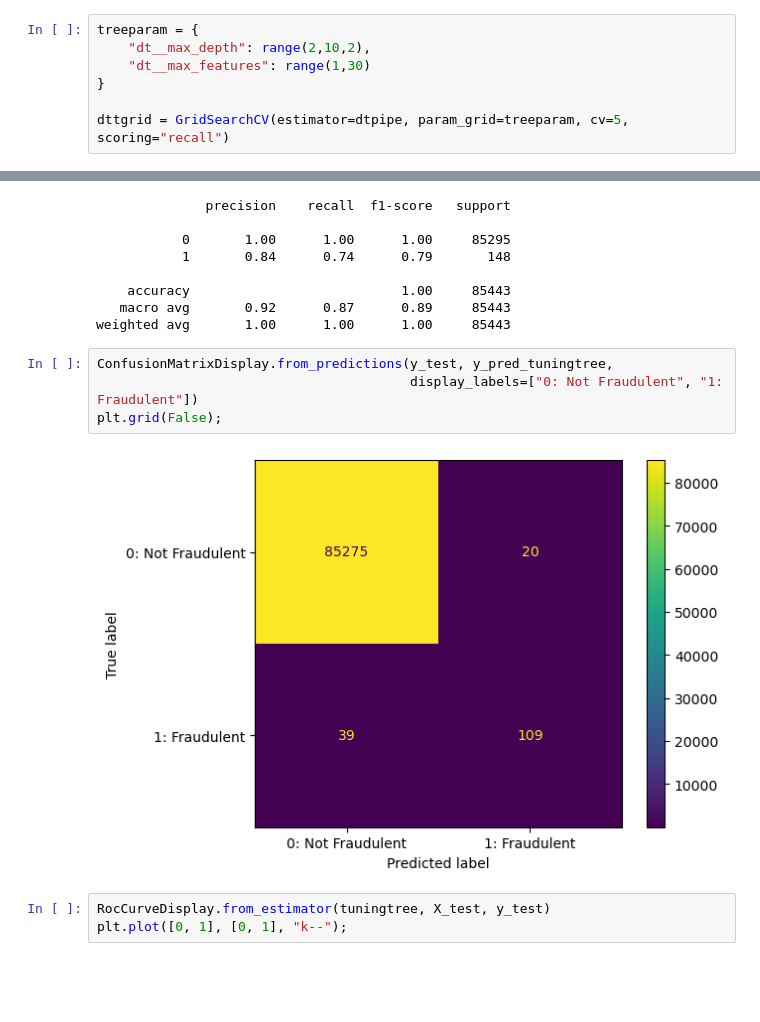
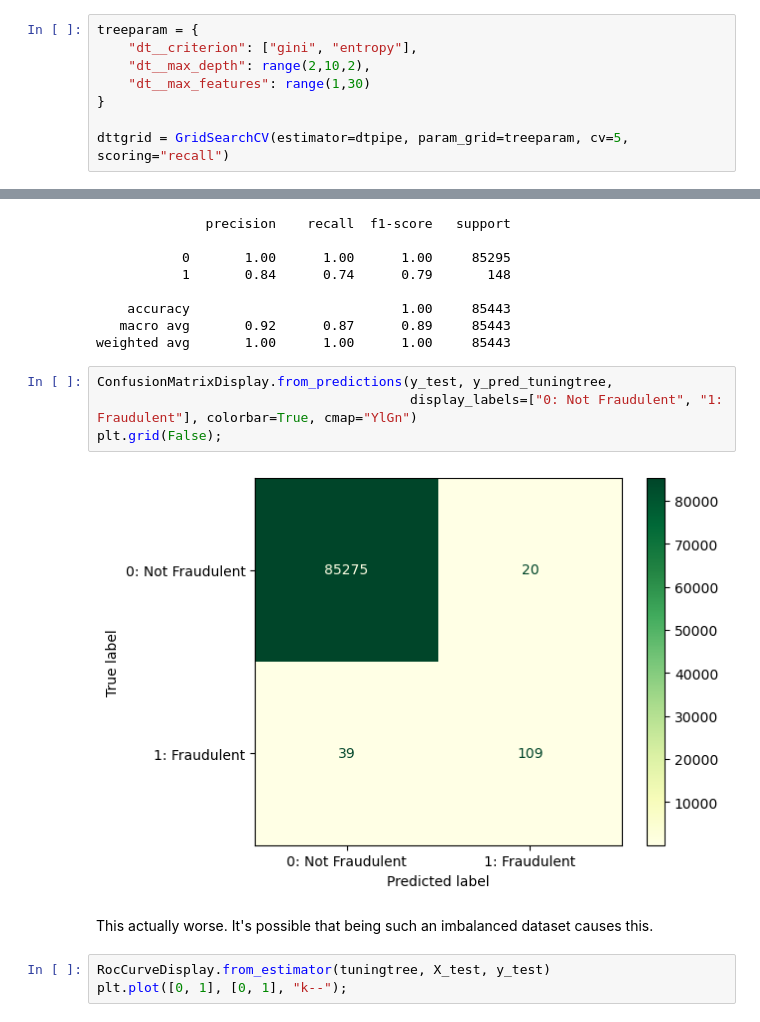
Before and after one commit to corvusxi/phase5_project, a Jupyter notebook: Credit_Card_Fraud_Decision_Tree_and_Bagging_Classifier.ipynb, the cells around one changed output, grey strips where cells are left out. Saved outputs shown, nothing was run; the diff lists cells and outputs as text; blank space fills up the shorter version.

```diff
--- a/Credit_Card_Fraud_Decision_Tree_and_Bagging_Classifier.ipynb
+++ b/Credit_Card_Fraud_Decision_Tree_and_Bagging_Classifier.ipynb
@@ -151,6 +151,7 @@ plt.plot([0, 1], [0, 1], "k--");
 Decision Tree Tuning
 # %%
 treeparam = {
+    "dt__criterion": ["gini", "entropy"],
     "dt__max_depth": range(2,10,2),
     "dt__max_features": range(1,30)
 }
@@ -198,10 +202,12 @@ print(classification_report(y_test, y_pred_tuningtree))
 weighted avg       1.00      1.00      1.00     85443
 # %%
 ConfusionMatrixDisplay.from_predictions(y_test, y_pred_tuningtree,
-                                        display_labels=["0: Not Fraudulent", "1: Fraudulent"])
+                                        display_labels=["0: Not Fraudulent", "1: Fraudulent"], colorbar=True, cmap="YlGn")
 plt.grid(False);
 # %% [output]
-[figure, old version]
+[figure, new version]
+# %% [markdown]
+This actually worse. It's possible that being such an imbalanced dataset causes this.
 # %%
 RocCurveDisplay.from_estimator(tuningtree, X_test, y_test)
 plt.plot([0, 1], [0, 1], "k--");
```
Also changed, not shown: parts of 8 cells of this notebook.
